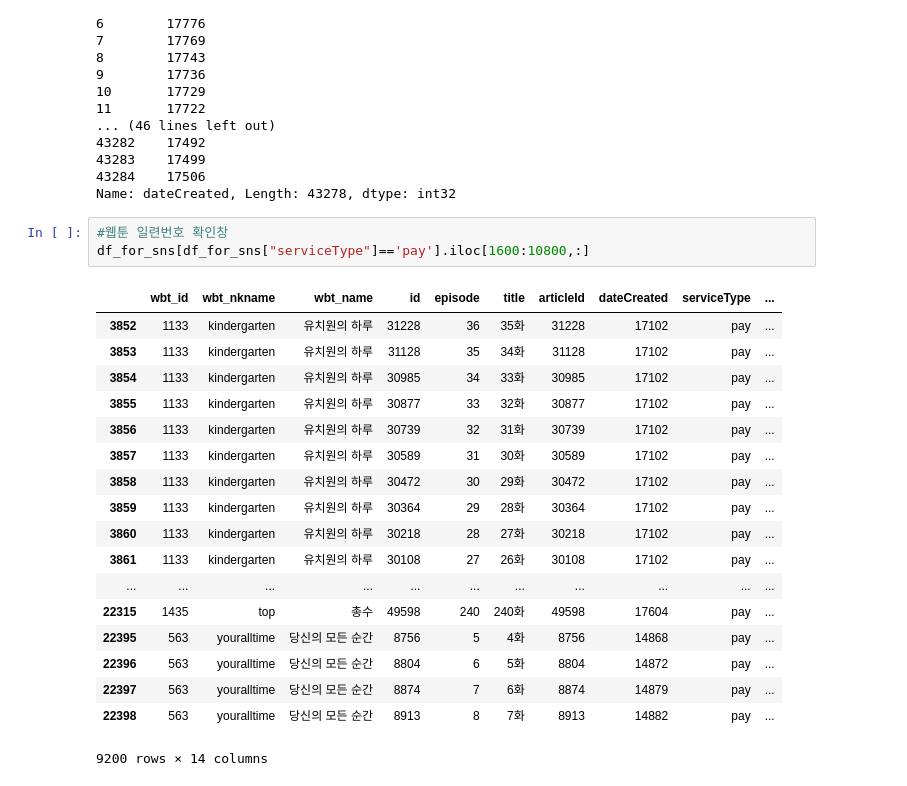
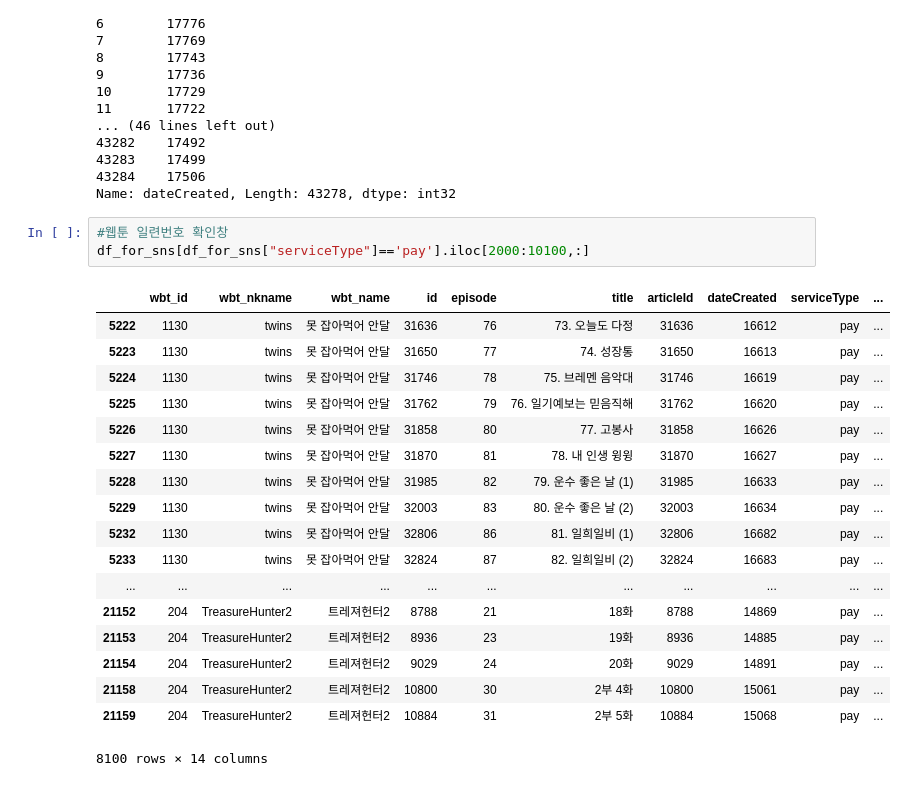
Before and after one commit to brightscannon/Webtoon_recommand_system, a Jupyter notebook: 1_Daum_EDA.ipynb, the cells around one changed output. Drawn from its saved outputs; the diff is of its cells as text.

```diff
--- a/1_Daum_EDA.ipynb
+++ b/1_Daum_EDA.ipynb
@@ -541,25 +553,25 @@ df_for_sns['dateCreated']
 Name: dateCreated, Length: 43278, dtype: int32
 # %%
 #웹툰 일련번호 확인창
-df_for_sns[df_for_sns["serviceType"]=='pay'].iloc[1600:10800,:]
+df_for_sns[df_for_sns["serviceType"]=='pay'].iloc[2000:10100,:]
 # %% [output]
 |  | wbt_id | wbt_nkname | wbt_name | id | episode | title | articleId | dateCreated | serviceType | ... |
-| 3852 | 1133 | kindergarten | 유치원의 하루 | 31228 | 36 | 35화 | 31228 | 17102 | pay | ... |
-| 3853 | 1133 | kindergarten | 유치원의 하루 | 31128 | 35 | 34화 | 31128 | 17102 | pay | ... |
-| 3854 | 1133 | kindergarten | 유치원의 하루 | 30985 | 34 | 33화 | 30985 | 17102 | pay | ... |
-| 3855 | 1133 | kindergarten | 유치원의 하루 | 30877 | 33 | 32화 | 30877 | 17102 | pay | ... |
-| 3856 | 1133 | kindergarten | 유치원의 하루 | 30739 | 32 | 31화 | 30739 | 17102 | pay | ... |
-| 3857 | 1133 | kindergarten | 유치원의 하루 | 30589 | 31 | 30화 | 30589 | 17102 | pay | ... |
-| 3858 | 1133 | kindergarten | 유치원의 하루 | 30472 | 30 | 29화 | 30472 | 17102 | pay | ... |
-| 3859 | 1133 | kindergarten | 유치원의 하루 | 30364 | 29 | 28화 | 30364 | 17102 | pay | ... |
-| 3860 | 1133 | kindergarten | 유치원의 하루 | 30218 | 28 | 27화 | 30218 | 17102 | pay | ... |
-| 3861 | 1133 | kindergarten | 유치원의 하루 | 30108 | 27 | 26화 | 30108 | 17102 | pay | ... |
+| 5222 | 1130 | twins | 못 잡아먹어 안달 | 31636 | 76 | 73. 오늘도 다정 | 31636 | 16612 | pay | ... |
+| 5223 | 1130 | twins | 못 잡아먹어 안달 | 31650 | 77 | 74. 성장통 | 31650 | 16613 | pay | ... |
+| 5224 | 1130 | twins | 못 잡아먹어 안달 | 31746 | 78 | 75. 브레멘 음악대 | 31746 | 16619 | pay | ... |
+| 5225 | 1130 | twins | 못 잡아먹어 안달 | 31762 | 79 | 76. 일기예보는 믿음직해 | 31762 | 16620 | pay | ... |
+| 5226 | 1130 | twins | 못 잡아먹어 안달 | 31858 | 80 | 77. 고봉사 | 31858 | 16626 | pay | ... |
+| 5227 | 1130 | twins | 못 잡아먹어 안달 | 31870 | 81 | 78. 내 인생 윙윙 | 31870 | 16627 | pay | ... |
+| 5228 | 1130 | twins | 못 잡아먹어 안달 | 31985 | 82 | 79. 운수 좋은 날 (1) | 31985 | 16633 | pay | ... |
+| 5229 | 1130 | twins | 못 잡아먹어 안달 | 32003 | 83 | 80. 운수 좋은 날 (2) | 32003 | 16634 | pay | ... |
+| 5232 | 1130 | twins | 못 잡아먹어 안달 | 32806 | 86 | 81. 일희일비 (1) | 32806 | 16682 | pay | ... |
+| 5233 | 1130 | twins | 못 잡아먹어 안달 | 32824 | 87 | 82. 일희일비 (2) | 32824 | 16683 | pay | ... |
 | ... | ... | ... | ... | ... | ... | ... | ... | ... | ... | ... |
-| 22315 | 1435 | top | 총수 | 49598 | 240 | 240화 | 49598 | 17604 | pay | ... |
-| 22395 | 563 | youralltime | 당신의 모든 순간 | 8756 | 5 | 4화 | 8756 | 14868 | pay | ... |
-| 22396 | 563 | youralltime | 당신의 모든 순간 | 8804 | 6 | 5화 | 8804 | 14872 | pay | ... |
-| 22397 | 563 | youralltime | 당신의 모든 순간 | 8874 | 7 | 6화 | 8874 | 14879 | pay | ... |
-| 22398 | 563 | youralltime | 당신의 모든 순간 | 8913 | 8 | 7화 | 8913 | 14882 | pay | ... |
+| 21152 | 204 | TreasureHunter2 | 트레져헌터2 | 8788 | 21 | 18화 | 8788 | 14869 | pay | ... |
+| 21153 | 204 | TreasureHunter2 | 트레져헌터2 | 8936 | 23 | 19화 | 8936 | 14885 | pay | ... |
+| 21154 | 204 | TreasureHunter2 | 트레져헌터2 | 9029 | 24 | 20화 | 9029 | 14891 | pay | ... |
+| 21158 | 204 | TreasureHunter2 | 트레져헌터2 | 10800 | 30 | 2부 4화 | 10800 | 15061 | pay | ... |
+| 21159 | 204 | TreasureHunter2 | 트레져헌터2 | 10884 | 31 | 2부 5화 | 10884 | 15068 | pay | ... |
-9200 rows × 14 columns
+8100 rows × 14 columns
 # %%
 # 리뷰카운트 vs 생성일자(==거의 회차순)
```
Also changed, not shown: parts of 6 cells of this notebook.
